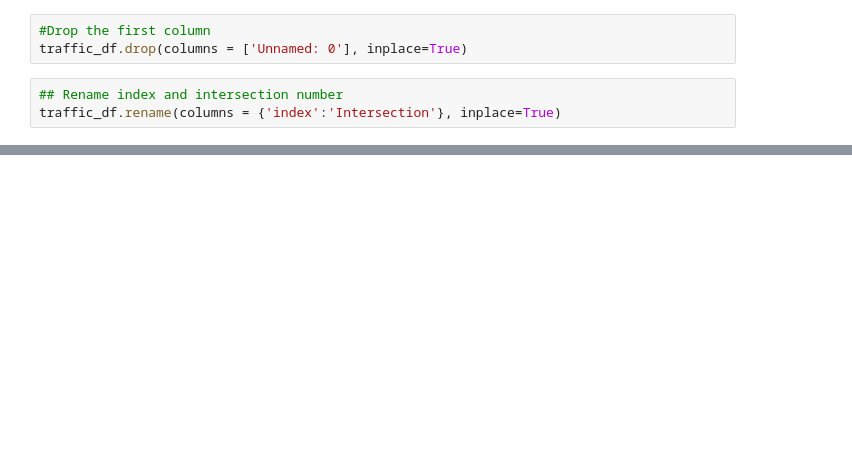
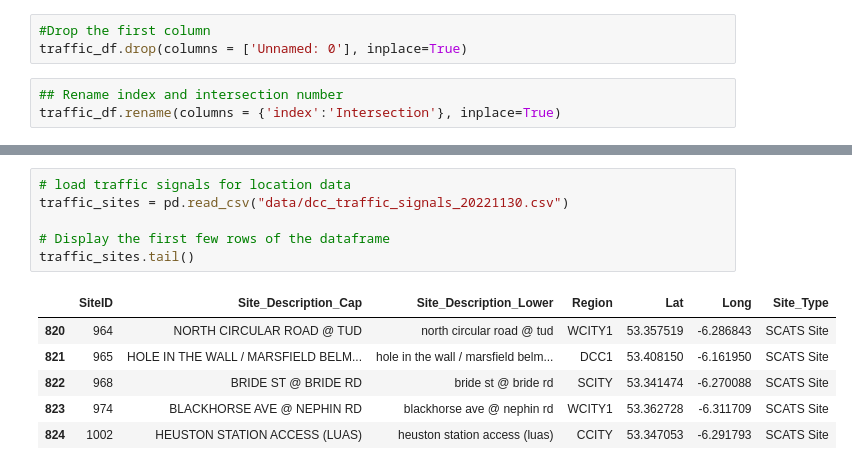
Before and after one commit to GiuliaGGG/Hyperlocal-Air-Quality-Prediction-in-Dublin, a Jupyter notebook: data-preparation.ipynb, the cells around one changed output, grey strips where cells are left out. Saved outputs shown, nothing was run; the diff lists cells and outputs as text; blank space fills up the shorter version.

```diff
--- a/data-preparation.ipynb
+++ b/data-preparation.ipynb
@@ -210,0 +327,13 @@ Name: dist, Length: 1636, dtype: float64
+# %%
+# load traffic signals for location data
+traffic_sites = pd.read_csv("data/dcc_traffic_signals_20221130.csv")
+
+# Display the first few rows of the dataframe
+traffic_sites.tail()
+# %% [output]
+|  | SiteID | Site_Description_Cap | Site_Description_Lower | Region | Lat | Long | Site_Type |
+| 820 | 964 | NORTH CIRCULAR ROAD @ TUD | north circular road @ tud | WCITY1 | 53.357519 | -6.286843 | SCATS Site |
+| 821 | 965 | HOLE IN THE WALL / MARSFIELD BELM... | hole in the wall / marsfield belm... | DCC1 | 53.408150 | -6.161950 | SCATS Site |
+| 822 | 968 | BRIDE ST @ BRIDE RD | bride st @ bride rd | SCITY | 53.341474 | -6.270088 | SCATS Site |
+| 823 | 974 | BLACKHORSE AVE @ NEPHIN RD | blackhorse ave @ nephin rd | WCITY1 | 53.362728 | -6.311709 | SCATS Site |
+| 824 | 1002 | HEUSTON STATION ACCESS (LUAS) | heuston station access (luas) | CCITY | 53.347053 | -6.291793 | SCATS Site |
```
Also changed, not shown: parts of 10 cells of this notebook, 2 other files.
